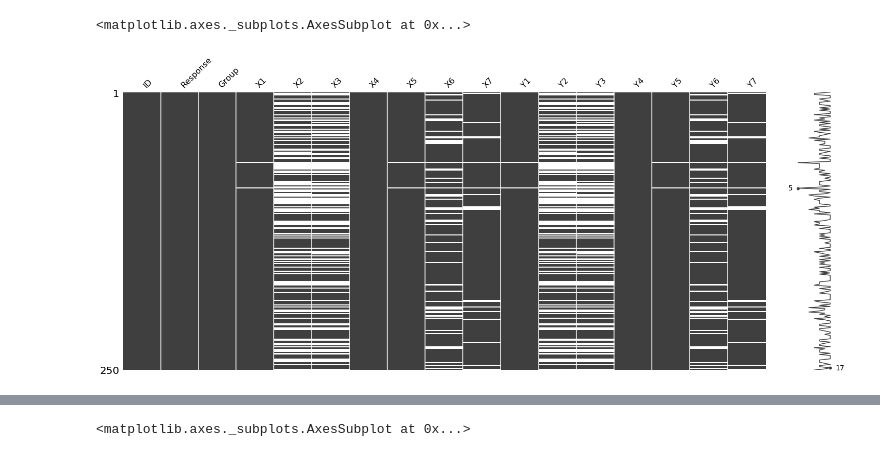
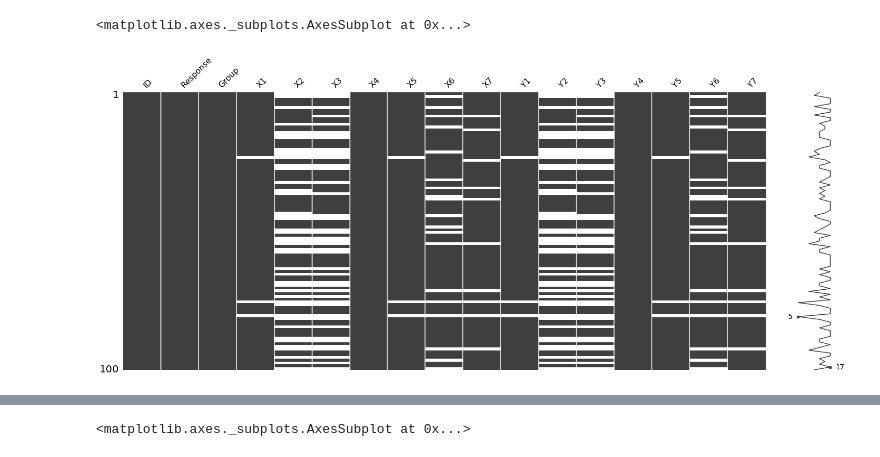
Before and after one commit to sridharamirneni/Data_Science, a Jupyter notebook: code/Data Graphs.ipynb, the cells around one changed output, grey strips where cells are left out. Drawn from its saved outputs; the diff is of its cells as text; code cells hidden in the pictures.

```diff
--- a/code/Data Graphs.ipynb
+++ b/code/Data Graphs.ipynb
@@ -5,7 +6,7 @@ import missingno as msno
 # %%
 df=pd.read_csv('../data/data.csv')
 # %%
-msno.matrix(df.sample(250))
+msno.matrix(df.sample(100))
 # %% [output]
 <matplotlib.axes._subplots.AxesSubplot at 0x...>
-[figure, old version]
+[figure, new version]
```
Also changed, not shown: parts of 6 cells of this notebook, 1 other file.
